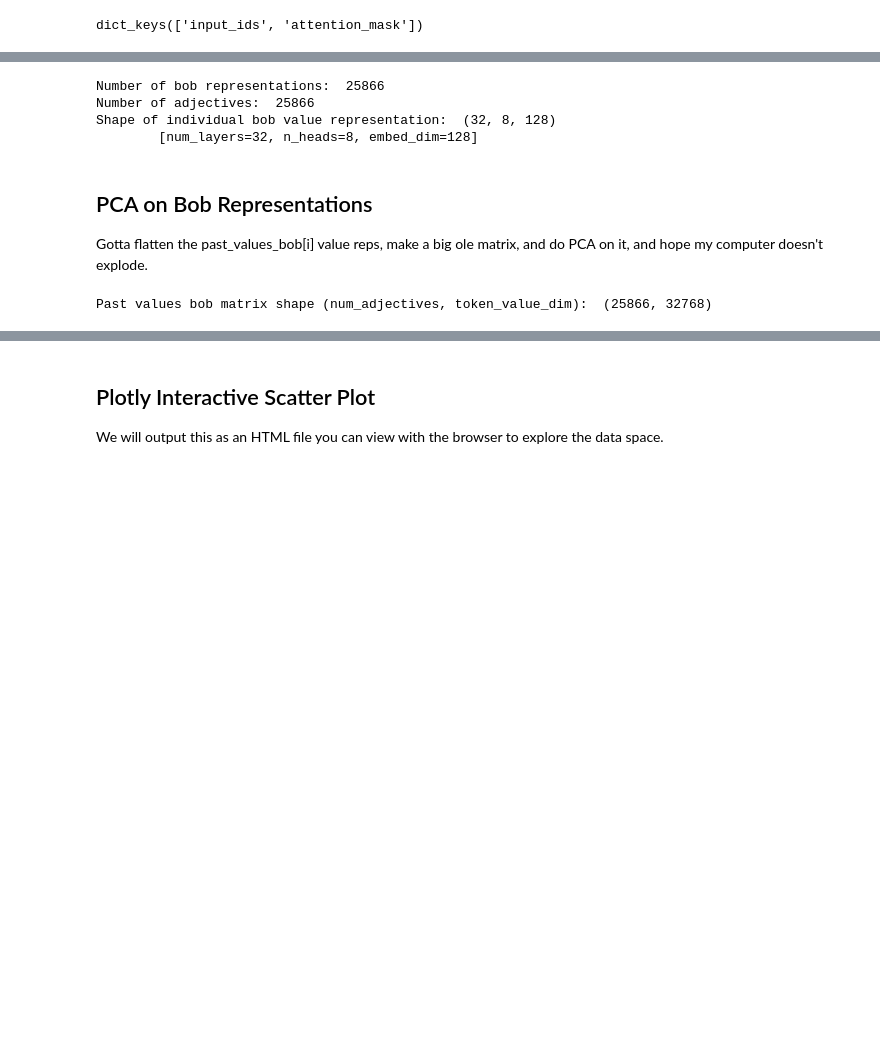
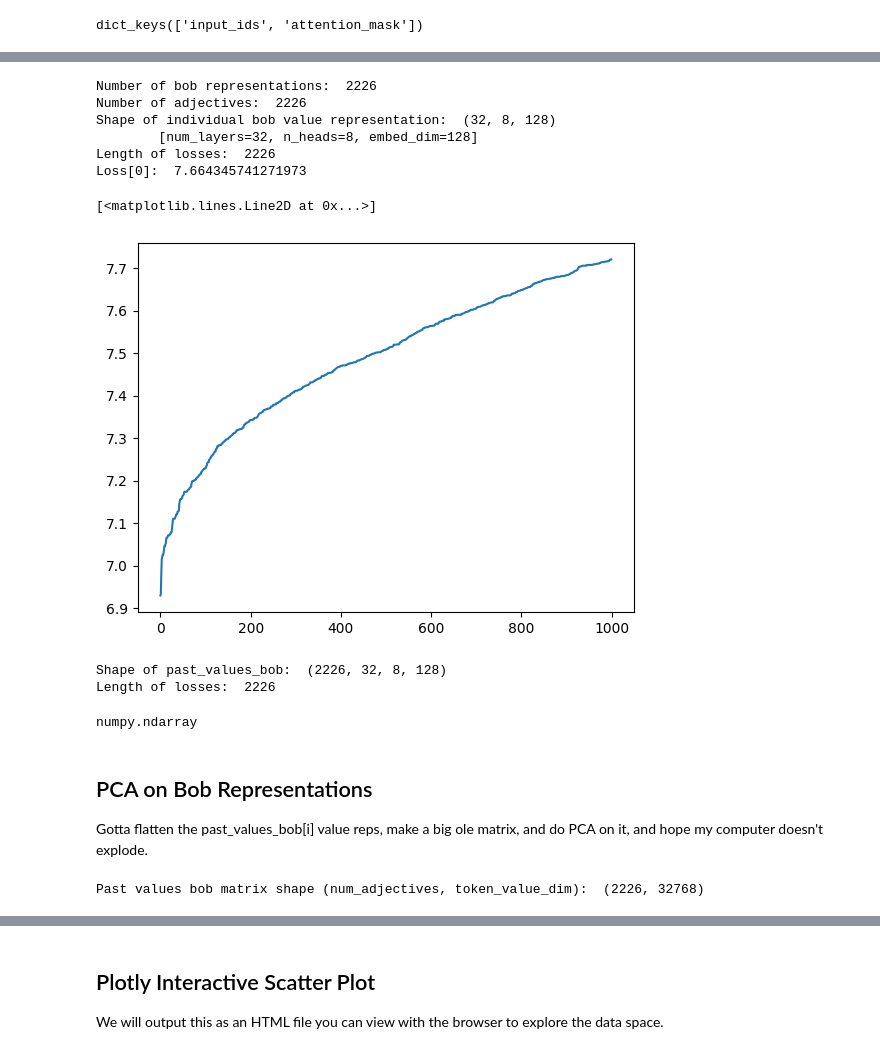
Before and after one commit to amanb2000/Emo_LLM, a Jupyter notebook: Adjective_Representation_PCA.ipynb, the cells around one changed output, grey strips where cells are left out. Saved outputs shown, nothing was run; the diff lists cells and outputs as text; code cells hidden in the pictures; blank space fills up the shorter version.

```diff
--- a/Adjective_Representation_PCA.ipynb
+++ b/Adjective_Representation_PCA.ipynb
@@ -114,0 +182,3 @@ dict_keys(['input_ids', 'attention_mask'])
+# %%
+input_ids['attention_mask'][:, -4:] -= 1
+input_ids['attention_mask'][:, 0]
@@ -158,7 +253,7 @@ def get_bob_vals(past_kvs):
     return batch_bob_values
 # %%
 # iterate thru input_ids
-BATCH_SIZE = 33
+BATCH_SIZE = 1
 
 past_values_bob = [] # list of length NUM_ADJECTIVES, each element is
                      # a numpy array of bob value reps of shape [num_layers=32, n_heads=8, embed_dim=128]
@@ -166,12 +261,15 @@ past_values_bob = [] # list of length NUM_ADJECTIVES, each element is
 losses = []
 
 print("Generating Bob representations...")
-for i in tqdm(range(len(input_ids["input_ids"]) // BATCH_SIZE + 1)):
+# pbar = tqdm(total=len(input_ids["input_ids"]) // BATCH_SIZE + 1)
+pbar = tqdm(range(len(input_ids["input_ids"]) // BATCH_SIZE))
+for i in pbar:
     batch_ids = input_ids["input_ids"][i * BATCH_SIZE: (i + 1) * BATCH_SIZE].to(model.device)
+    batch_attn = input_ids["attention_mask"][i * BATCH_SIZE: (i + 1) * BATCH_SIZE].to(model.device)[:, :]
     # print("Batch ids shape (batch, ): ", batch_ids.shape)
     # print("Input string: ", tokenizer.decode(batch_ids[15, :]))
     # print(f"Final token: `{tokenizer.decode(batch_ids[0, -1:])}`")
-    outputs = model.forward(batch_ids, return_dict=True, labels=batch_ids)
+    outputs = model.forward(batch_ids[:, :], return_dict=True, labels=batch_ids[:, :], attention_mask=batch_attn)
     # print("Output keys: ", outputs.keys())
 
     past_kvs = outputs['past_key_values']
@@ -185,5 +283,10 @@ for i in tqdm(range(len(input_ids["input_ids"]) // BATCH_SIZE + 1)):
 
 
     # storing the loss value
+    loss = outputs['loss'].detach().cpu().numpy()
+    losses.append(loss)
+
+    # update with loss value
+    pbar.set_postfix({"loss": loss})
 # %% [output]
 Generating Bob representations...
@@ -189,0 +301,3 @@ Generating Bob representations...
+# %%
+losses = [float(x) for x in losses]
+print("Mean loss: ", np.mean(losses))
@@ -192,8 +308,12 @@ print("Number of bob representations: ", len(past_values_bob))
 print("Number of adjectives: ", len(adjectives))
 print("Shape of individual bob value representation: ", past_values_bob[0].shape)
 print("\t[num_layers=32, n_heads=8, embed_dim=128]")
+print("Length of losses: ", len(losses))
+print("Loss[0]: ", losses[0])
 # %% [output]
-Number of bob representations:  25866
-Number of adjectives:  25866
+Number of bob representations:  2226
+Number of adjectives:  2226
 Shape of individual bob value representation:  (32, 8, 128)
         [num_layers=32, n_heads=8, embed_dim=128]
+Length of losses:  2226
+Loss[0]:  7.664345741271973
@@ -206,14 +320,33 @@ past_values_bob = np.load("bob_representations.npy", allow_pickle=True)
+# %%
+plt.plot(losses)
+# %% [output]
+[<matplotlib.lines.Line2D at 0x...>]
+[figure, added]
+# %%
+print("Shape of past_values_bob: ", past_values_bob.shape)
+print("Length of losses: ", len(losses))
+# %% [output]
+Shape of past_values_bob:  (2226, 32, 8, 128)
+Length of losses:  2226
+# %%
+type(past_values_bob)
+# %% [output]
+numpy.ndarray
 # %% [markdown]
 ## PCA on Bob Representations
 
 Gotta flatten the past_values_bob[i] value reps, make a big ole matrix, and do
 PCA on it, and hope my computer doesn't explode.
 # %%
-flat_past_values_bob = [x.flatten() for x in past_values_bob]
+flat_past_values_bob = []
+
+for i in range(past_values_bob.shape[0]):
+    flat_past_values_bob.append(past_values_bob[i, :, :, :].flatten())
+
 past_values_bob_matrix = np.array(flat_past_values_bob)
 print("Past values bob matrix shape (num_adjectives, token_value_dim): ", past_values_bob_matrix.shape)
 
 # save to disk
 np.save("bob_representations_flat.npy", past_values_bob_matrix)
 # %% [output]
-Past values bob matrix shape (num_adjectives, token_value_dim):  (25866, 32768)
+Past values bob matrix shape (num_adjectives, token_value_dim):  (2226, 32768)
```
Also changed, not shown: parts of 26 cells of this notebook.
